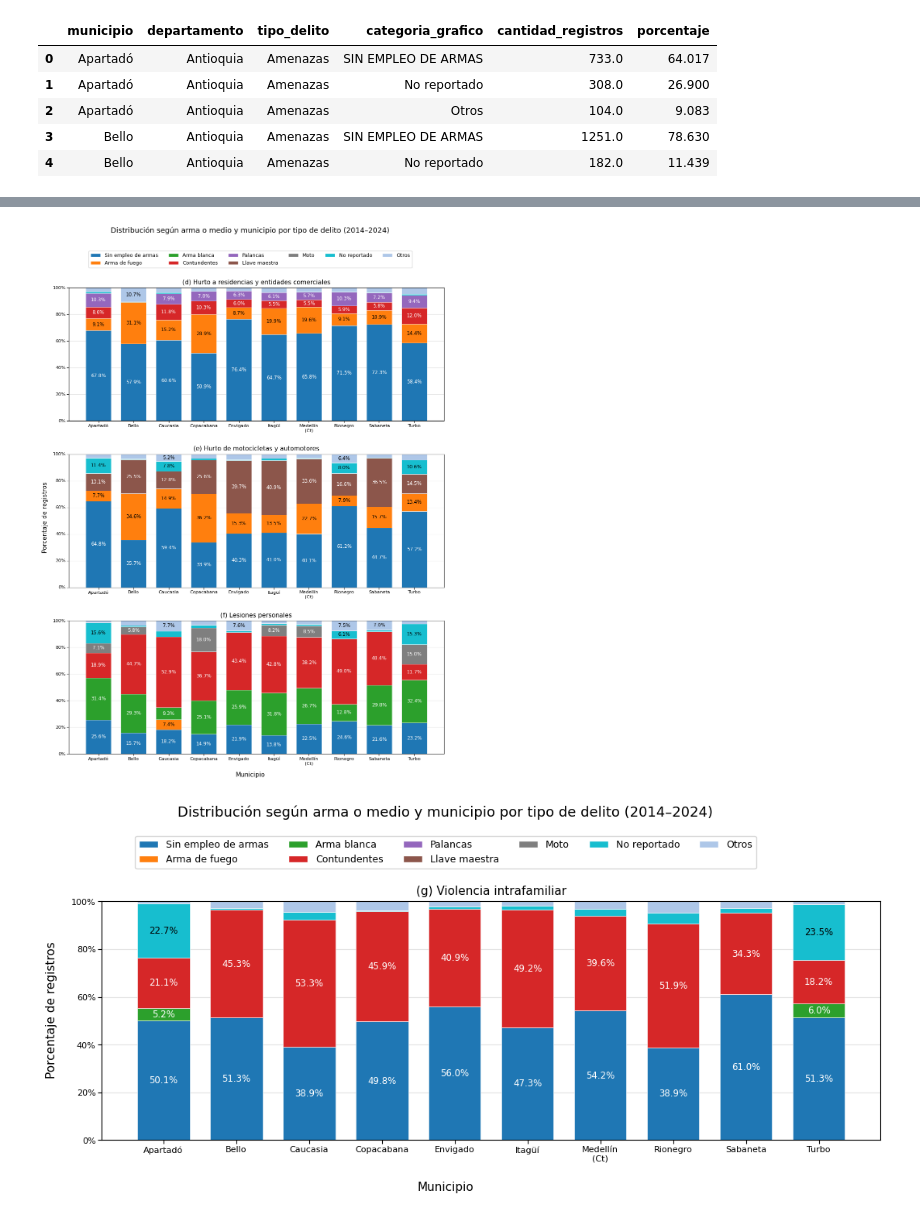
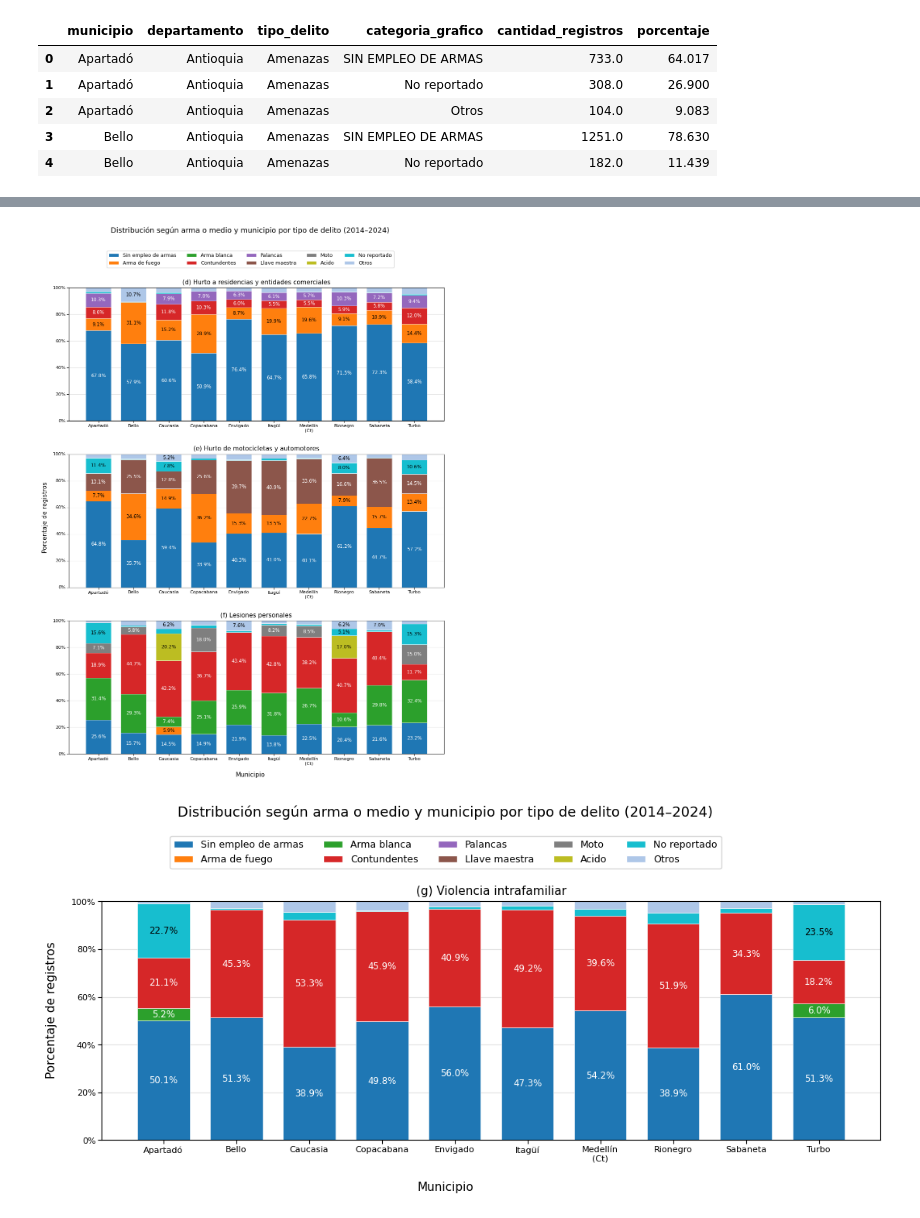
Before and after one commit to SaraBalbin/DW_Analisis_Criminalidad_Colombia, a Jupyter notebook: 04_Analisis_exploratorio.ipynb, the cells around one changed output, grey strips where cells are left out. Cells and saved outputs as stored; diff of their text form; code cells hidden in the pictures.

```diff
--- a/04_Analisis_exploratorio.ipynb
+++ b/04_Analisis_exploratorio.ipynb
@@ -1437,7 +1506,7 @@ for i, categoria in enumerate(orden_por_magnitud):
                 f"{val:.1f}%",
                 ha="center",
                 va="center",
-                fontsize=9,
+                fontsize=10,
                 color="white" if val > 15 else "black",
                 fontweight="medium"
             )
@@ -1697,7 +1780,7 @@ titulos_delitos = {
 
 orden_categorias = [
     "Sin empleo de armas", "Arma de fuego", "Arma blanca", "Contundentes",
-    "Palancas", "Llave maestra", "Vehículo", "Moto", "Ácido",
+    "Palancas", "Llave maestra", "Vehículo", "Moto", "Acido",
     "No reportado", "Otros"
 ]
 
@@ -1708,18 +1791,18 @@ categorias_en_datos = [
 ]
 
 # Crear handles ficticios con los colores correctos (para la leyenda)
+colores_base = [
+    "#1f77b4", "#ff7f0e", "#2ca02c", "#d62728", "#9467bd",
+    "#8c564b", "#e377c2", "#7f7f7f", "#bcbd22", "#17becf", "#aec7e8"
+]
+mapa_colores = {cat: colores_base[i] for i, cat in enumerate(orden_categorias)}
+
 
 handles_unificados = [
     Patch(facecolor=mapa_colores.get(cat, "#999999"), edgecolor="white", label=cat)
     for cat in categorias_en_datos
 ]
 labels_unificados = categorias_en_datos
-
-colores_base = [
-    "#1f77b4", "#ff7f0e", "#2ca02c", "#d62728", "#9467bd",
-    "#8c564b", "#e377c2", "#7f7f7f", "#bcbd22", "#17becf", "#aec7e8"
-]
-mapa_colores = {cat: colores_base[i] for i, cat in enumerate(orden_categorias)}
 
 nombres_x = [
     "Apartadó", "Bello", "Caucasia", "Copacabana", "Envigado",
@@ -1890,7 +1973,7 @@ fig1.legend(
     handles_unificados, labels_unificados,
     loc="upper center",
     bbox_to_anchor=(0.5, 0.945),
-    ncol=6,
+    ncol=5,
     fontsize=9
 )
 
@@ -1984,7 +2067,7 @@ fig2.legend(
     handles_unificados, labels_unificados,
     loc="upper center",
     bbox_to_anchor=(0.5, 0.945),
-    ncol=min(6, len(labels)),
+    ncol=5,
     fontsize=9
 )
 
@@ -2059,33 +2142,33 @@ ax3.tick_params(axis="y", labelsize=8, pad=2)
 ax3.grid(axis="y", alpha=0.35)
 ax3.set_axisbelow(True)
 
 fig3.suptitle(
     "Distribución según arma o medio y municipio por tipo de delito (2014–2024)",
     fontsize=13,
     y=0.98
 )
 
 fig3.supxlabel("Municipio", fontsize=11, y=0.07)
 fig3.supylabel("Porcentaje de registros", fontsize=11, x=0.07)
 
 
 fig3.legend(
     handles_unificados, labels_unificados,
     loc="upper center",
     bbox_to_anchor=(0.5, 0.92),
-    ncol=min(6, len(labels)),
+    ncol=5,
     fontsize=9
 )
 
 plt.tight_layout(rect=[0.06, 0.06, 0.98, 0.88])
 
 plt.savefig(
     "Resultados/Figura_4-7_g.png",
     dpi=300,
     bbox_inches="tight",
     facecolor="white"
 )
 plt.show()
 # %% [output]
-[figure, old version]
+[figure, new version]
-[figure, old version]
+[figure, new version]
```
Also changed, not shown: parts of 6 cells of this notebook, 1 other file.
